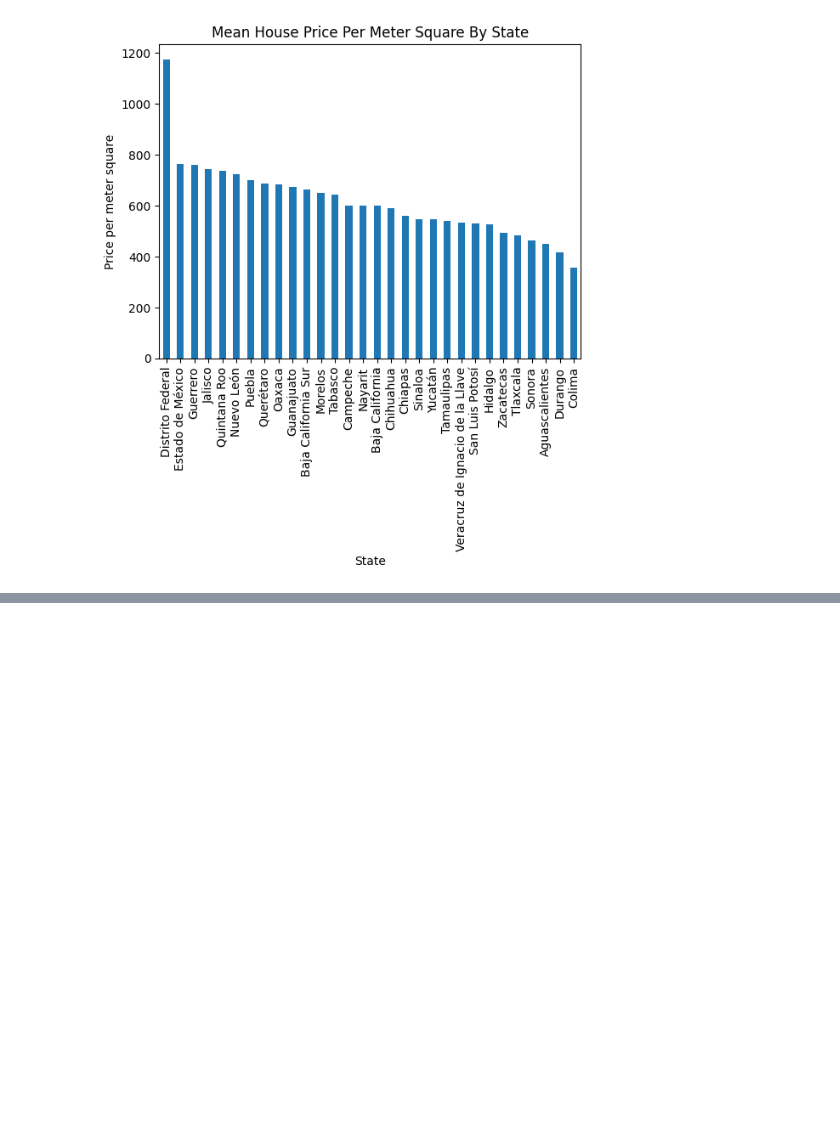
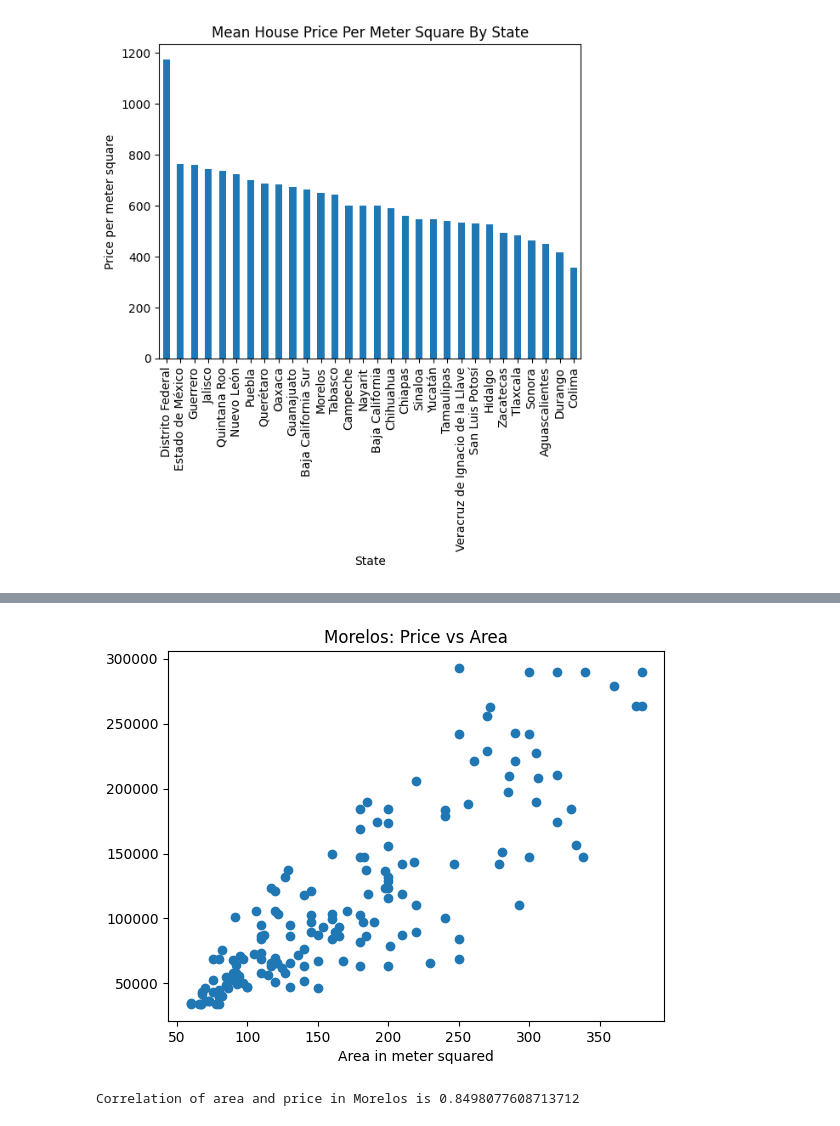
Before and after one commit to kathy254/Mexico-Real-Estate-Market-Analysis, a Jupyter notebook: Mexico_real_estate.ipynb, the cells around one changed output, grey strips where cells are left out. Cells and saved outputs as stored; diff of their text form; code cells hidden in the pictures; blank space fills up the shorter version.

```diff
--- a/Mexico_real_estate.ipynb
+++ b/Mexico_real_estate.ipynb
@@ -410,0 +435,5 @@ df.head()
+# %%
+# Create df_morelos data frame by subsetting `df`
+
+df_morelos = df[df["state"] == "Morelos"]
+df_morelos.head()
@@ -410,0 +447,21 @@ df.head()
+# %%
+# Create scatter plot showing price vs area in df_morelos
+
+plt.scatter(x=df_morelos["area_m2"], y=df_morelos["price_usd"])
+
+# Label x-axis
+plt.xlabel("Area in meter squared")
+
+# Label y-axis("Price in USD")
+
+# Add title
+plt.title("Morelos: Price vs Area");
+# %% [output]
+[figure, added]
+# %%
+# Check Correlation between price and size in Morelos
+
+morelos_correlation = df_morelos["area_m2"].corr(df_morelos["price_usd"])
+print(f"Correlation of area and price in Morelos is {morelos_correlation}")
+# %% [output]
+Correlation of area and price in Morelos is 0.8498077608713712
```
Also changed, not shown: parts of 6 cells of this notebook, 3 other files.
